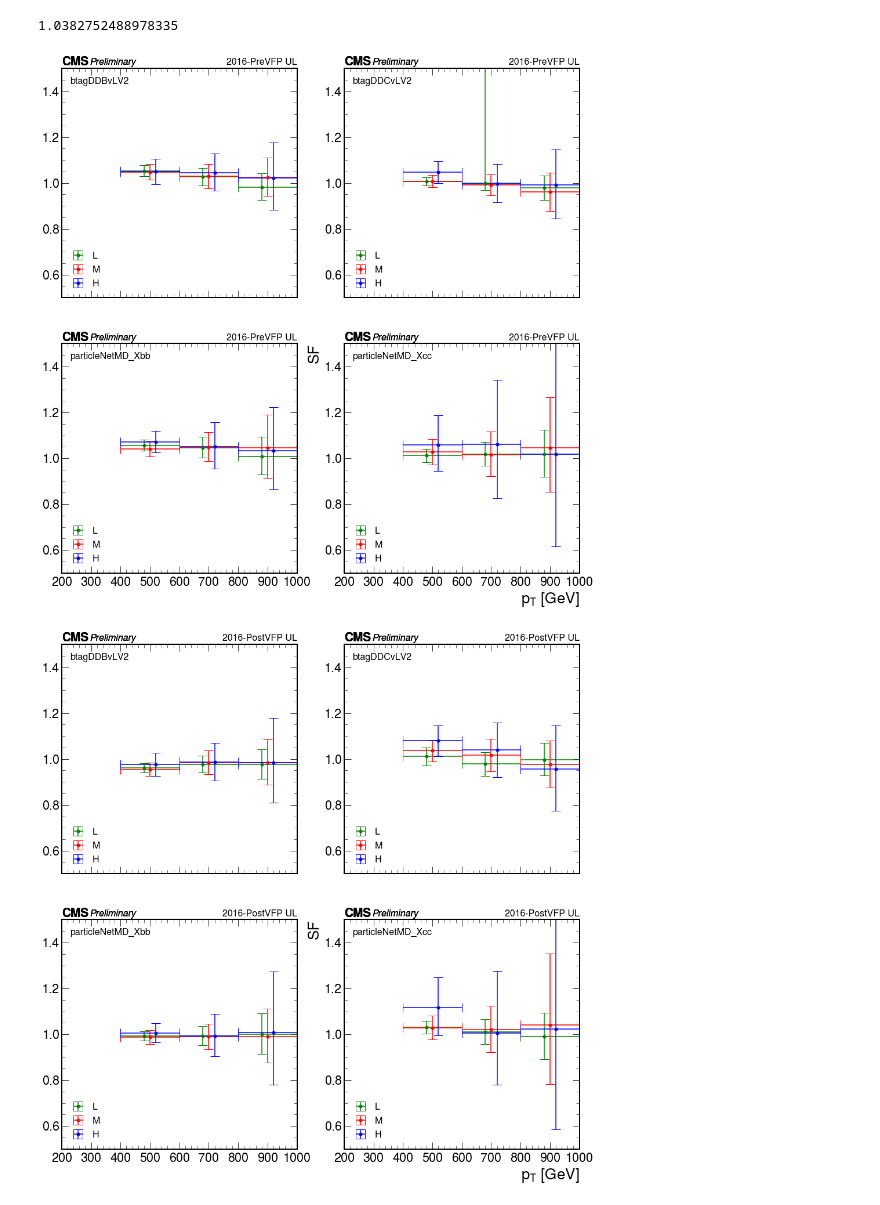
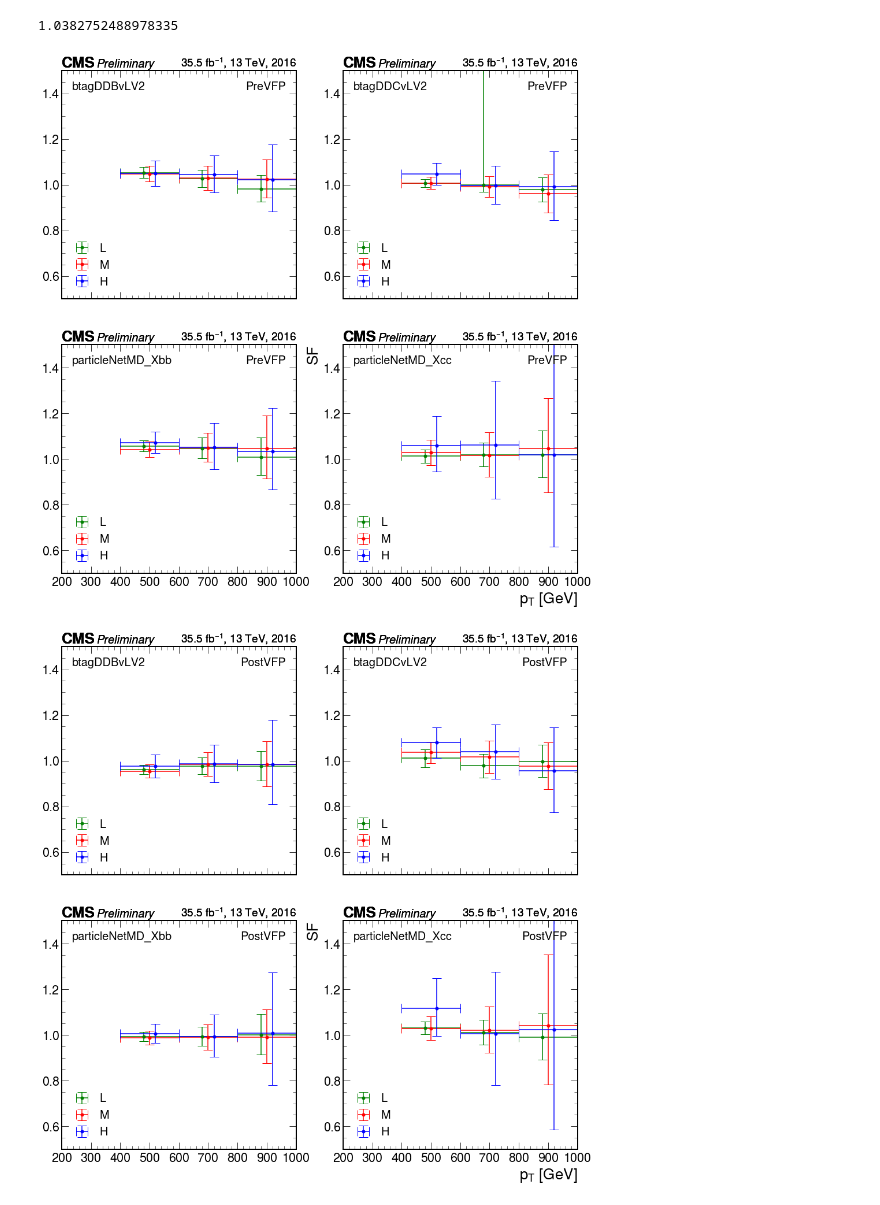
Before and after one commit to andrzejnovak/BTVNanoCommissioning, a Jupyter notebook: notebooks/plotSF_fromCSV.ipynb, the cells around one changed output. Drawn from its saved outputs; the diff is of its cells as text; code cells hidden in the pictures.

```diff
--- a/notebooks/plotSF_fromCSV.ipynb
+++ b/notebooks/plotSF_fromCSV.ipynb
@@ -38,7 +38,7 @@ df[df['pt'] == 'M']['c_cc'].values[0]
 # %% [output]
 1.0382752488978335
 # %%
-fontsize = 16
+fontsize = 20
 verbose = False
 
 pt_offset = {
@@ -57,6 +57,7 @@ for key in folders.keys():
 #for key in ['2016-PreVFP']:
     folder = folders[key]
     year = key.split('-')[0]
+    totalLumi = lumi[year]
     fig, axes = plt.subplots(2,2, figsize=[16,16], sharex=True)
     plt.xlim(200, 1000)
     plt.ylim(0.6, 1.3)
@@ -65,8 +66,12 @@ for key in folders.keys():
     plt.ylabel("SF")
     for i, tagger in enumerate(AK8TaggerWP['UL'][year].keys()):
         text = tagger
-        at = AnchoredText(text, loc='upper left', prop={'fontsize' : fontsize}, frameon=False)
+        at  = AnchoredText(text, loc='upper left', prop={'fontsize' : fontsize}, frameon=False)
         axes[int(i/2)][i%2].add_artist(at)
+        if year == '2016':
+            text = key.replace('2016-', '')
+            at2 = AnchoredText(text, loc='upper right', prop={'fontsize' : fontsize}, frameon=False)
+            axes[int(i/2)][i%2].add_artist(at2)
         if verbose:
             print(tagger)
         for wp in [ 'L', 'M', 'H' ]:
@@ -91,8 +96,9 @@ for key in folders.keys():
 
             year = str(df['year'].values[0])
             campaign = df['campaign'].values[0]
-            axes[int(i/2),i%2].set_title(f'{key} {campaign}', loc='right', fontsize=fontsize)
+            #axes[int(i/2),i%2].set_title(f'{key} {campaign}', loc='right', fontsize=fontsize)
             hep.cms.text("Preliminary", ax=axes[int(i/2),i%2], loc=0, fontsize=fontsize)
+            hep.cms.lumitext(text=f'{totalLumi}' + r' fb$^{-1}$, 13 TeV,' + f' {year}', ax=axes[int(i/2),i%2], fontsize=fontsize)
             ptbinning = PtBinning[campaign][year]
 
             #SF = df[POI].values
@@ -112,32 +118,32 @@ for key in folders.keys():
                     pt_center = 900
                 else:
                     pt_center = np.mean((pt_low, pt_high))
                 #pt_err = pt_center - pt_low
                 pt_err_down = pt_center - pt_low + pt_offset[wp]
                 pt_err_up = pt_center - pt_low - pt_offset[wp]
                 pt.append(pt_center + pt_offset[wp])
                 #pterr.append(pt_err)
                 pterrDown.append(pt_err_down)
                 pterrUp.append(pt_err_up)
                 SF.append( df[df['pt'] == wpt][POI].values[0] )
                 SFerrDown.append( df[df['pt'] == wpt][f'{POI}ErrDown'].values[0] )
                 SFerrUp.append( df[df['pt'] == wpt][f'{POI}ErrUp'].values[0] )
             pterr = np.array( (np.array(pterrDown), np.array(pterrUp)) )
             SFerr = np.array( (np.array(SFerrDown), np.array(SFerrUp)) )
 
             if len(SF) != len(pt):
                 print(f"\n{year}{campaign} {tagger} {wp} WP: {len(pt) - len(SF)} datapoints are missing. Available pt:", end='')
                 print(df['pt'].values, end='\n\n')
                 continue
 
             axes[int(i/2),i%2].errorbar(pt, SF, xerr=pterr, yerr=SFerr, capsize=8, linestyle='', marker='o', markersize=5, color=wp_color[wp], label=wp)
             axes[int(i/2),i%2].set_ylim(0.5, 1.5)
         axes[int(i/2),i%2].legend(loc="lower left", fontsize=fontsize)
         #plt.show()
         #axes[i/2,i%2].close()
     plt.savefig(os.path.join(outdir, f"SF_UL_{key}.png"), dpi=400, format="png")
     plt.show()
     plt.close()
 # %% [output]
-[figure, old version]
+[figure, new version]
-[figure, old version]
+[figure, new version]
```
Also changed, not shown: parts of 2 cells of this notebook.
